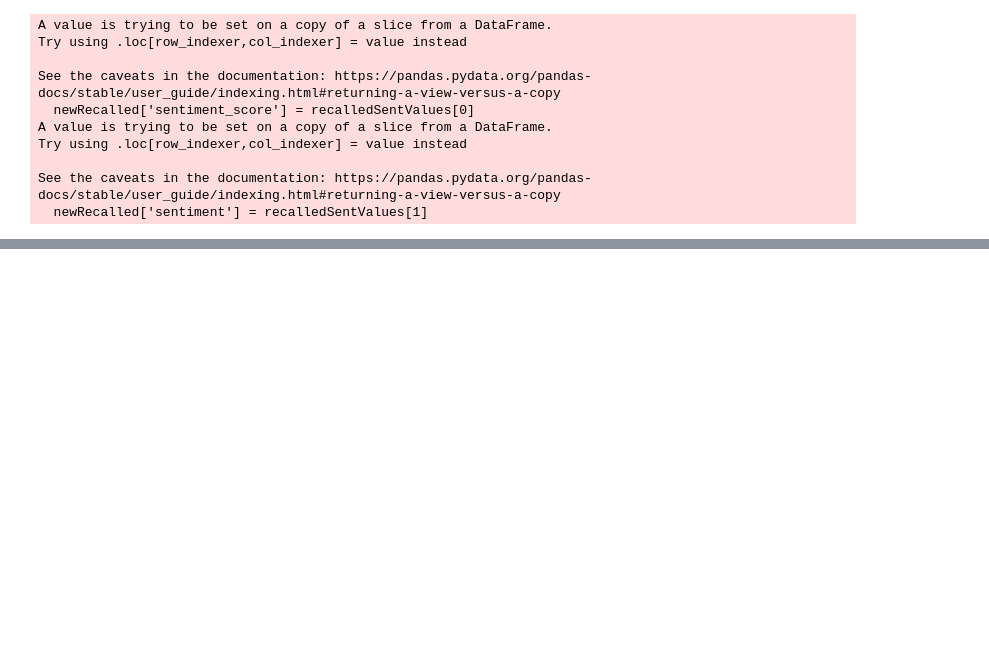
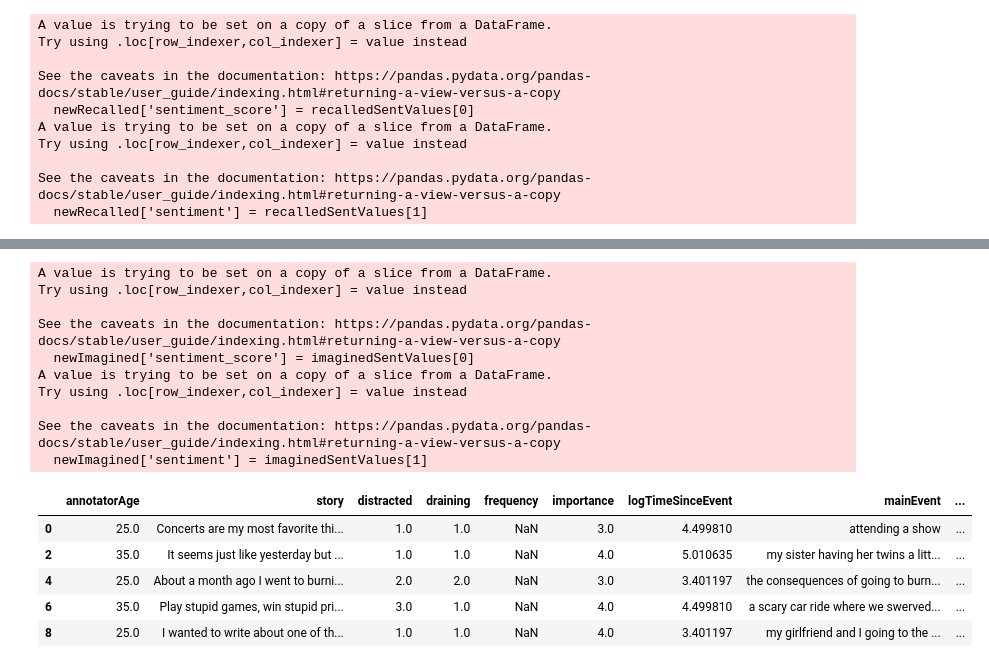
Before and after one commit to dbyers15/EmotionAndMemory, a Jupyter notebook: WorkingNotebook.ipynb, the cells around one changed output, grey strips where cells are left out. Cells and saved outputs as stored; diff of their text form; code cells hidden in the pictures; blank space fills up the shorter version.

```diff
--- a/WorkingNotebook.ipynb
+++ b/WorkingNotebook.ipynb
@@ -379,0 +398,22 @@ newRecalled.head()
+# %%
+imaginedSentValues = sentScore(newImagined)
+newImagined['sentiment_score'] = imaginedSentValues[0]
+newImagined['sentiment'] = imaginedSentValues[1]
+newImagined.head()
+# %% [output]
+A value is trying to be set on a copy of a slice from a DataFrame.
+Try using .loc[row_indexer,col_indexer] = value instead
+
+See the caveats in the documentation: https://pandas.pydata.org/pandas-docs/stable/user_guide/indexing.html#returning-a-view-versus-a-copy
+  newImagined['sentiment_score'] = imaginedSentValues[0]
+A value is trying to be set on a copy of a slice from a DataFrame.
+Try using .loc[row_indexer,col_indexer] = value instead
+
+See the caveats in the documentation: https://pandas.pydata.org/pandas-docs/stable/user_guide/indexing.html#returning-a-view-versus-a-copy
+  newImagined['sentiment'] = imaginedSentValues[1]
+|  | annotatorAge | story | distracted | draining | frequency | importance | logTimeSinceEvent | mainEvent | ... |
+| 0 | 25.0 | Concerts are my most favorite thi... | 1.0 | 1.0 | NaN | 3.0 | 4.499810 | attending a show | ... |
+| 2 | 35.0 | It seems just like yesterday but ... | 1.0 | 1.0 | NaN | 4.0 | 5.010635 | my sister having her twins a litt... | ... |
+| 4 | 25.0 | About a month ago I went to burni... | 2.0 | 2.0 | NaN | 3.0 | 3.401197 | the consequences of going to burn... | ... |
+| 6 | 35.0 | Play stupid games, win stupid pri... | 3.0 | 1.0 | NaN | 4.0 | 4.499810 | a scary car ride where we swerved... | ... |
+| 8 | 25.0 | I wanted to write about one of th... | 1.0 | 1.0 | NaN | 4.0 | 3.401197 | my girlfriend and I going to the ... | ... |
```
Also changed, not shown: parts of 13 cells of this notebook.
